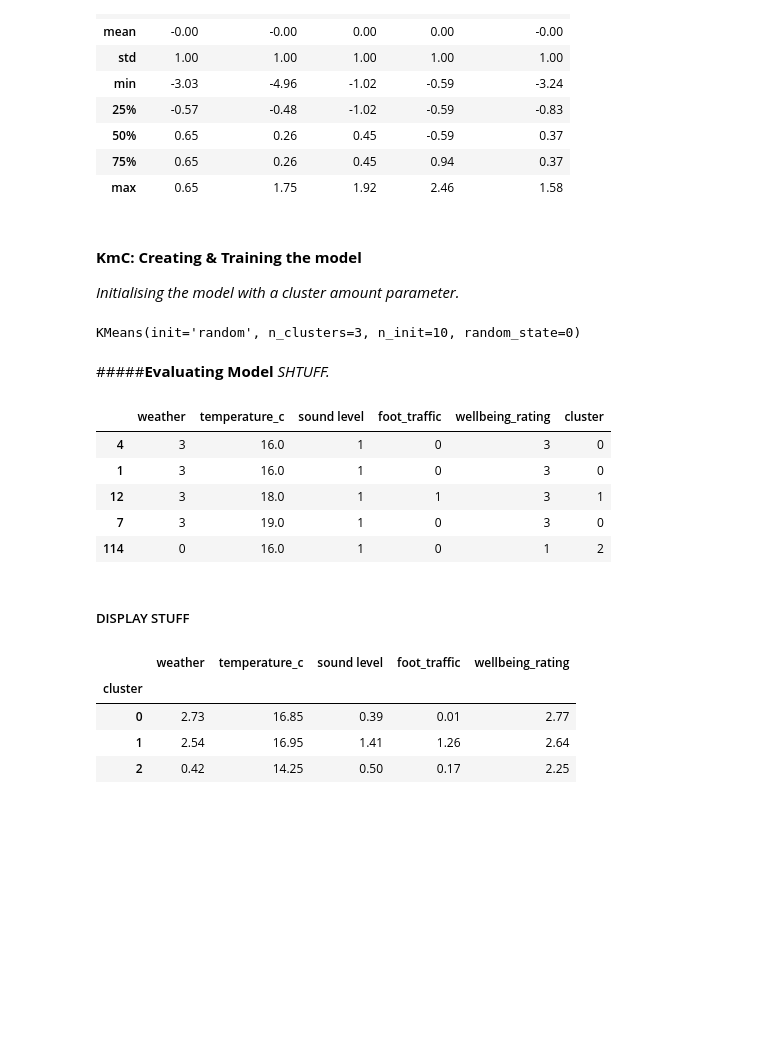
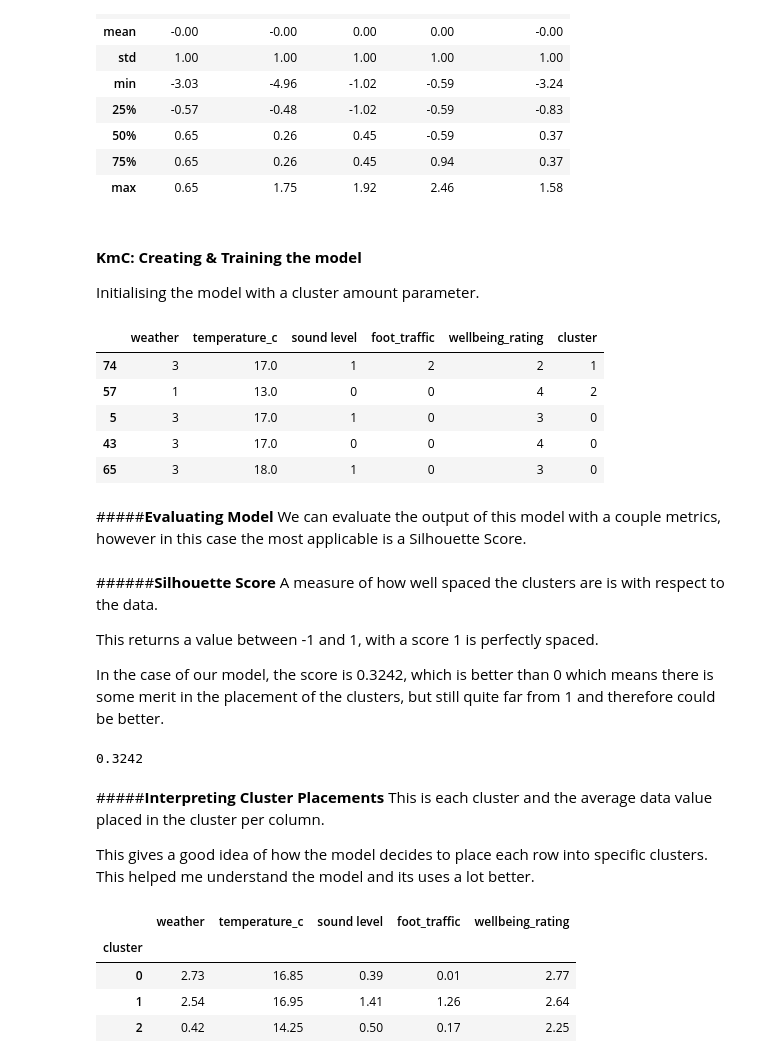
Before and after one commit to Paul-Daly366/MachineLearning_Project_Colab, a Jupyter notebook: MachineLearningProj.ipynb, the cells around one changed output. Drawn from its saved outputs; the diff is of its cells as text; code cells hidden in the pictures; blank space fills up the shorter version.

```diff
--- a/MachineLearningProj.ipynb
+++ b/MachineLearningProj.ipynb
@@ -412,6 +372,7 @@ df_clustering = df[["weather",
                     "foot_traffic",
                     "wellbeing_rating"
                     ]]
-
+df_clustering = df_clustering.copy()
+df_clustering_initial = df_clustering.copy()
 df_clustering = df_clustering.dropna(axis=0, how="all")
 # %% [markdown]
@@ -534,7 +497,7 @@ df_cluster_scaled.describe().round(2)
 | max | 0.65 | 1.75 | 1.92 | 2.46 | 1.58 |
 # %% [markdown]
 #### **KmC: Creating & Training the model**
-*Initialising the model with a cluster amount parameter.*
+Initialising the model with a cluster amount parameter.
 # %%
 num_clusters = 3
 
@@ -544,27 +507,40 @@ kmeans = KMeans(
     n_init=10,
     random_state=0
 )
-# %%
-kmeans.fit(df_cluster_scaled)
-# %% [output]
-KMeans(init='random', n_clusters=3, n_init=10, random_state=0)
-# %% [markdown]
-#####**Evaluating Model**
-*SHTUFF.*
 # %%
+kmeans.fit(df_cluster_scaled)
 labels = kmeans.labels_
-#df_pre encoded
 df_clustering['cluster'] = labels
+df_clustered = df_clustering.copy()
 # %%
-df_clustering.sample(5)
+df_clustered.sample(5)
 # %% [output]
 |  | weather | temperature_c | sound level | foot_traffic | wellbeing_rating | cluster |
-| 4 | 3 | 16.0 | 1 | 0 | 3 | 0 |
-| 1 | 3 | 16.0 | 1 | 0 | 3 | 0 |
-| 12 | 3 | 18.0 | 1 | 1 | 3 | 1 |
-| 7 | 3 | 19.0 | 1 | 0 | 3 | 0 |
-| 114 | 0 | 16.0 | 1 | 0 | 1 | 2 |
+| 74 | 3 | 17.0 | 1 | 2 | 2 | 1 |
+| 57 | 1 | 13.0 | 0 | 0 | 4 | 2 |
+| 5 | 3 | 17.0 | 1 | 0 | 3 | 0 |
+| 43 | 3 | 17.0 | 0 | 0 | 4 | 0 |
+| 65 | 3 | 18.0 | 1 | 0 | 3 | 0 |
-# %% [markdown]
-##### DISPLAY STUFF
+# %% [markdown]
+#####**Evaluating Model**
+We can evaluate the output of this model with a couple metrics, however in this case the most applicable is a Silhouette Score.
+# %% [markdown]
+######**Silhouette Score**
+A measure of how well spaced the clusters are is with respect to the data.
+
+This returns a value between -1 and 1, with a score 1 is perfectly spaced.
+
+In the case of our model, the score is 0.3242, which is better than 0 which means there is some merit in the placement of the clusters, but still quite far from 1 and therefore could be better.
+# %%
+from sklearn.metrics import silhouette_score
+score = silhouette_score(df_cluster_scaled,labels)
+print(score.round(4))
+# %% [output]
+0.3242
+# %% [markdown]
+#####**Interpreting Cluster Placements**
+This is each cluster and the average data value placed in the cluster per column.
+
+This gives a good idea of how the model decides to place each row into specific clusters. This helped me understand the model and its uses a lot better.
 # %%
 cluster_profiles = (df_clustering.groupby('cluster').mean().round(2))
```
Also changed, not shown: parts of 58 cells of this notebook.
